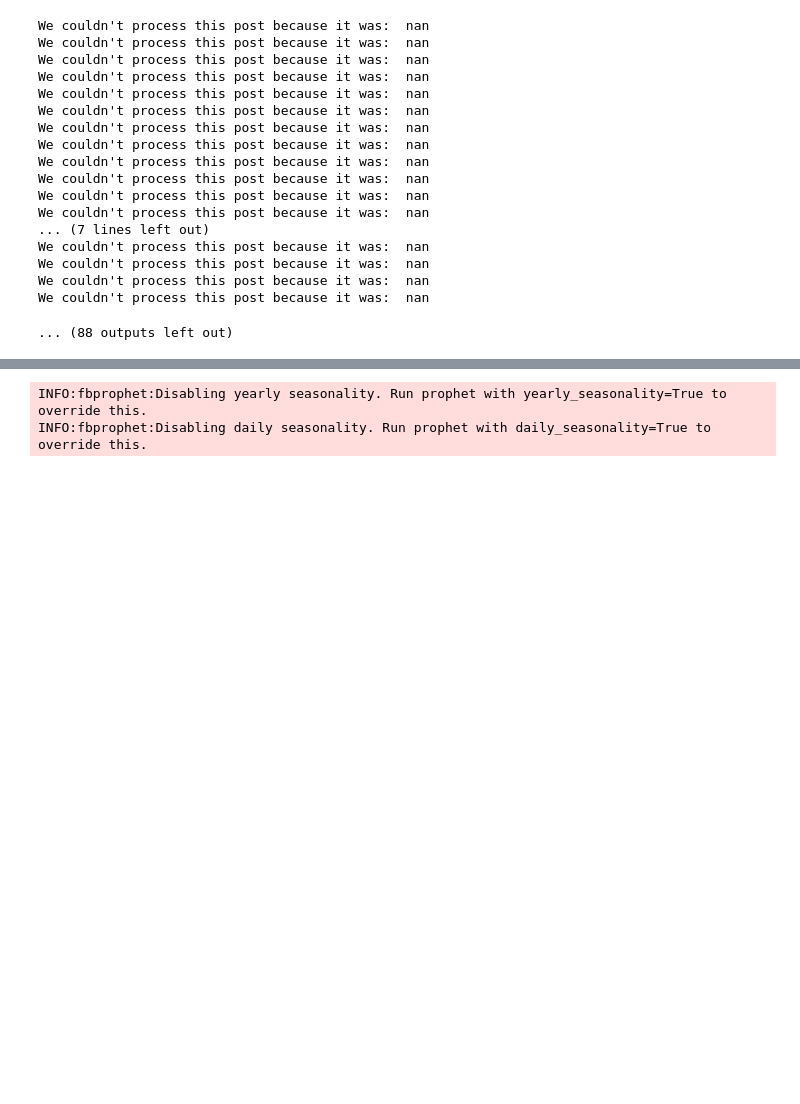
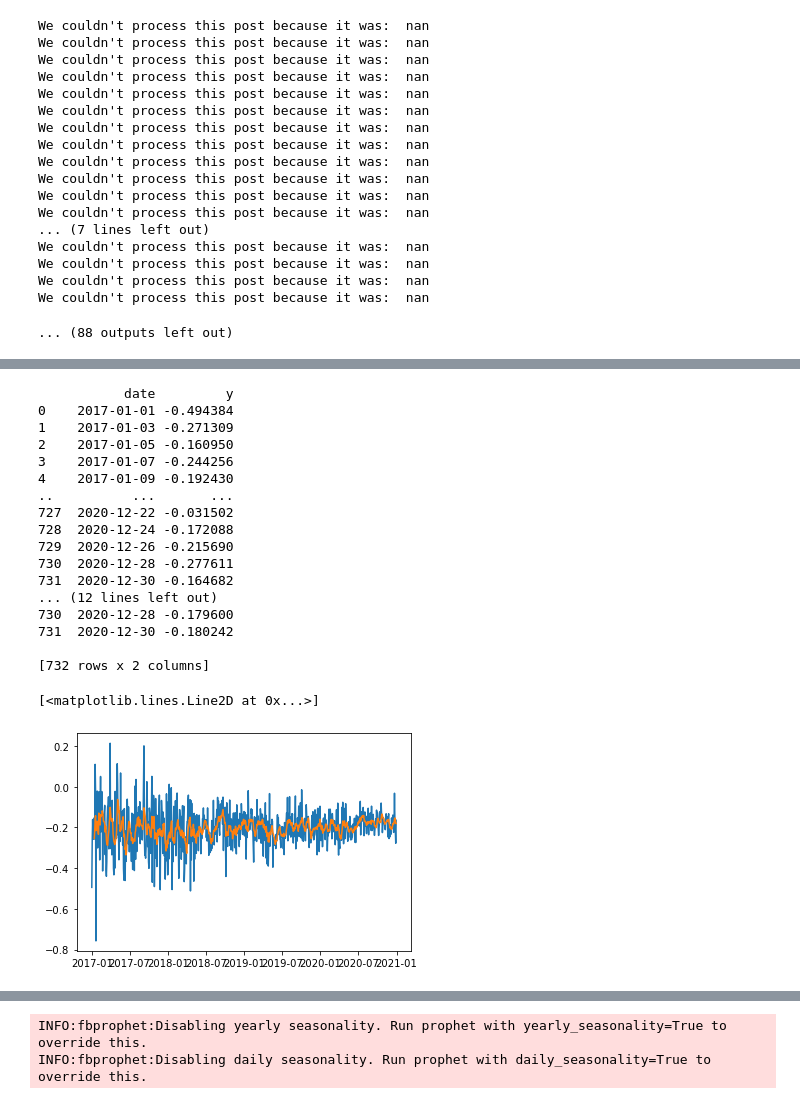
Before and after one commit to bermanjt/RedditMentalHealth, a Jupyter notebook: VADER_Prophet.ipynb, the cells around one changed output, grey strips where cells are left out. Cells and saved outputs as stored; diff of their text form; code cells hidden in the pictures; blank space fills up the shorter version.

Commit message:
created rolling average data, still struggling with plotting

```diff
--- a/VADER_Prophet.ipynb
+++ b/VADER_Prophet.ipynb
@@ -251,0 +227,16 @@ plt.show()
+# %%
+#need to split dataframe that was created above into four chunks (based on year) and then groupby date
+data_2017 = prophet_input[prophet_input['ds'].dt.year == 2017]
+data_2018 = prophet_input[prophet_input['ds'].dt.year == 2018]
+data_2019 = prophet_input[prophet_input['ds'].dt.year == 2019]
+data_2020 = prophet_input[prophet_input['ds'].dt.year == 2020]
+grouped_2017 = data_2017.groupby([data_2017['ds'].dt.date]).mean()
+grouped_2018 = data_2018.groupby([data_2018['ds'].dt.date]).mean()
+grouped_2019 = data_2019.groupby([data_2019['ds'].dt.date]).mean()
+grouped_2020 = data_2020.groupby([data_2020['ds'].dt.date]).mean()
+df_2017 = grouped_2017.reset_index()
+df_2018 = grouped_2018.reset_index()
+df_2019 = grouped_2019.reset_index()
+df_2020 = grouped_2020.reset_index()
+df_all_years = pd.concat([df_2017,df_2018,df_2019,df_2020])
+df_all_years.set_index('ds', inplace = True)
@@ -251,0 +259,42 @@ plt.show()
+# %%
+freq = df_all_years.reset_index().rename(columns ={'ds': 'date', 'y':'y'})
+print(freq)
+#get rolling average of all data and plot it overtime
+smoothed_vader_score = df_all_years.rolling(7).mean().reset_index().rename(columns ={'ds': 'date', 'y':'y'})
+print(smoothed_vader_score)
+
+# plt.plot(freq['date'], freq['y'])
+# plt.plot(smoothed_vader_score['date'], smoothed_vader_score['y'])
+
+# series = alt.Chart(freq).mark_line(opacity=0.3,
+#                                   ).encode(x='date', y='compound VADER score'
+#                                   ).properties(title='VADER compound score of post on r/MentalHealth'
+#                                   ).interactive(bind_y=False)
+
+# smoothed = alt.Chart(smoothed_vader_score.reset_index()).mark_line(
+#                                                            ).encode(x='date', y='compound VADER score'
+#                                                            ).properties(title='Frequency of r/MentalHealth Posts'
+#                                                            ).interactive(bind_y=False)
+
+# chart = (series + smoothed).properties(width=800, height=300)
+# chart.save('figures/post_freq_VADER.html')
+# %% [output]
+           date         y
+0    2017-01-01 -0.494384
+1    2017-01-03 -0.271309
+2    2017-01-05 -0.160950
+3    2017-01-07 -0.244256
+4    2017-01-09 -0.192430
+..          ...       ...
+727  2020-12-22 -0.031502
+728  2020-12-24 -0.172088
+729  2020-12-26 -0.215690
+730  2020-12-28 -0.277611
+731  2020-12-30 -0.164682
+... (12 lines left out)
+730  2020-12-28 -0.179600
+731  2020-12-30 -0.180242
+
+[732 rows x 2 columns]
+[<matplotlib.lines.Line2D at 0x...>]
+[figure, added]
```
Also changed, not shown: parts of 18 cells of this notebook.
